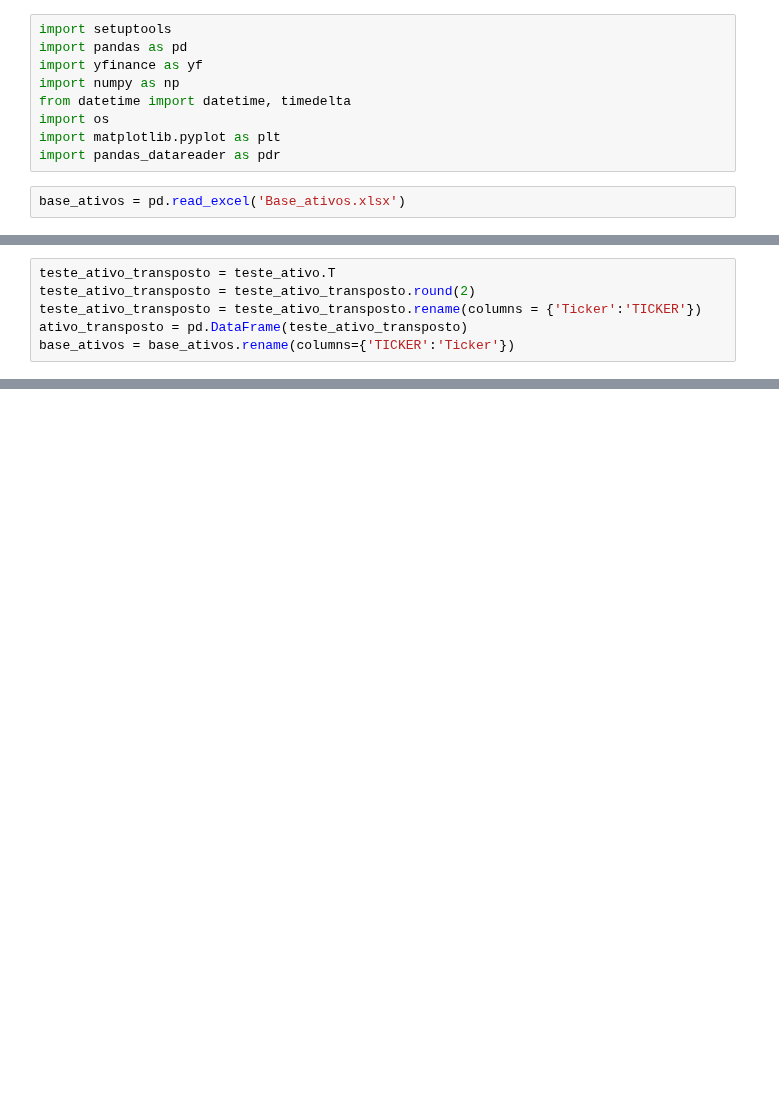
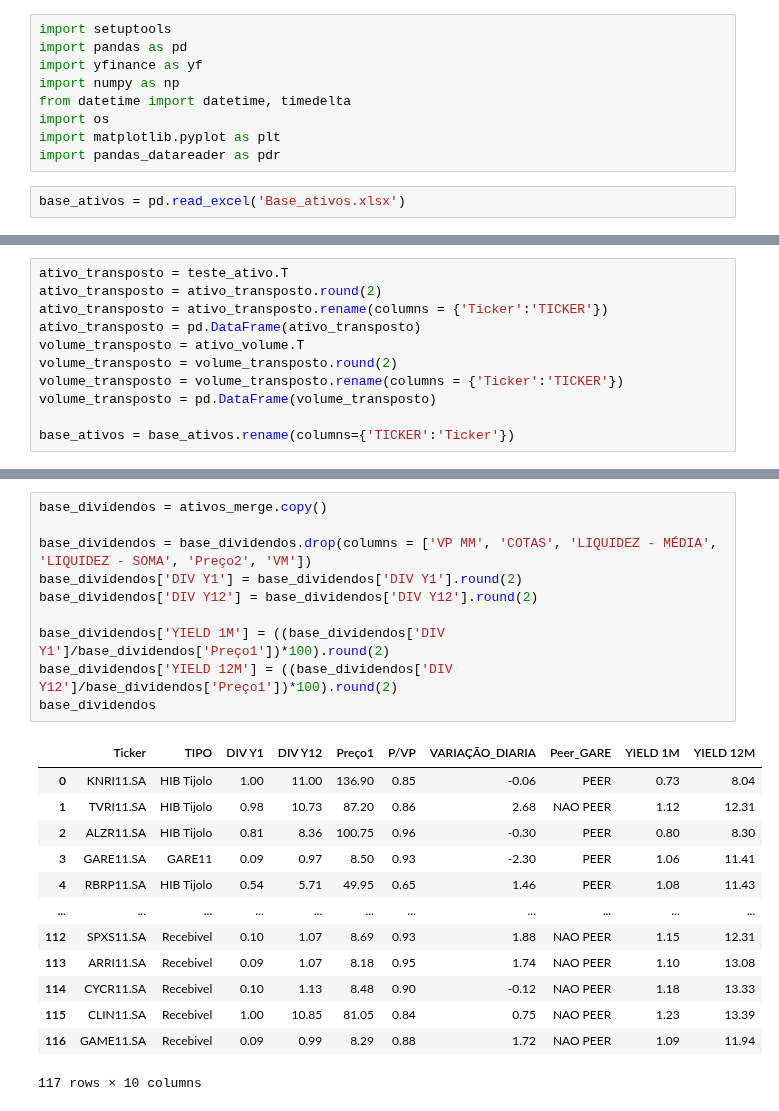
Before and after one commit to LucasFranco-guardian/Relat-rios-Passivo, a Jupyter notebook: Relatorio_ativo.ipynb, the cells around one changed output, grey strips where cells are left out. Drawn from its saved outputs; the diff is of its cells as text; blank space fills up the shorter version.

```diff
--- a/Relatorio_ativo.ipynb
+++ b/Relatorio_ativo.ipynb
@@ -83,8 +94,13 @@ teste_ativo = yf.download(fundos_ifix, data_inicial_teste, data_final_teste)['Cl
 # %%
-teste_ativo_transposto = teste_ativo.T
-teste_ativo_transposto = teste_ativo_transposto.round(2)
-teste_ativo_transposto = teste_ativo_transposto.rename(columns = {'Ticker':'TICKER'})
-ativo_transposto = pd.DataFrame(teste_ativo_transposto)
+ativo_transposto = teste_ativo.T
+ativo_transposto = ativo_transposto.round(2)
+ativo_transposto = ativo_transposto.rename(columns = {'Ticker':'TICKER'})
+ativo_transposto = pd.DataFrame(ativo_transposto)
+volume_transposto = ativo_volume.T
+volume_transposto = volume_transposto.round(2)
+volume_transposto = volume_transposto.rename(columns = {'Ticker':'TICKER'})
+volume_transposto = pd.DataFrame(volume_transposto)
+
 base_ativos = base_ativos.rename(columns={'TICKER':'Ticker'})
 # %%
 ativos_merge = pd.merge(base_ativos, ativo_transposto[['2024-12-30', '2024-12-27']],
@@ -116,0 +328,24 @@ ativos_merge
+# %%
+base_dividendos = ativos_merge.copy()
+
+base_dividendos = base_dividendos.drop(columns = ['VP MM', 'COTAS', 'LIQUIDEZ - MÉDIA', 'LIQUIDEZ - SOMA', 'Preço2', 'VM'])
+base_dividendos['DIV Y1'] = base_dividendos['DIV Y1'].round(2)
+base_dividendos['DIV Y12'] = base_dividendos['DIV Y12'].round(2)
+
+base_dividendos['YIELD 1M'] = ((base_dividendos['DIV Y1']/base_dividendos['Preço1'])*100).round(2)
+base_dividendos['YIELD 12M'] = ((base_dividendos['DIV Y12']/base_dividendos['Preço1'])*100).round(2)
+base_dividendos
+# %% [output]
+|  | Ticker | TIPO | DIV Y1 | DIV Y12 | Preço1 | P/VP | VARIAÇÃO_DIARIA | Peer_GARE | YIELD 1M | YIELD 12M |
+| 0 | KNRI11.SA | HIB Tijolo | 1.00 | 11.00 | 136.90 | 0.85 | -0.06 | PEER | 0.73 | 8.04 |
+| 1 | TVRI11.SA | HIB Tijolo | 0.98 | 10.73 | 87.20 | 0.86 | 2.68 | NAO PEER | 1.12 | 12.31 |
+| 2 | ALZR11.SA | HIB Tijolo | 0.81 | 8.36 | 100.75 | 0.96 | -0.30 | PEER | 0.80 | 8.30 |
+| 3 | GARE11.SA | GARE11 | 0.09 | 0.97 | 8.50 | 0.93 | -2.30 | PEER | 1.06 | 11.41 |
+| 4 | RBRP11.SA | HIB Tijolo | 0.54 | 5.71 | 49.95 | 0.65 | 1.46 | PEER | 1.08 | 11.43 |
+| ... | ... | ... | ... | ... | ... | ... | ... | ... | ... | ... |
+| 112 | SPXS11.SA | Recebivel | 0.10 | 1.07 | 8.69 | 0.93 | 1.88 | NAO PEER | 1.15 | 12.31 |
+| 113 | ARRI11.SA | Recebivel | 0.09 | 1.07 | 8.18 | 0.95 | 1.74 | NAO PEER | 1.10 | 13.08 |
+| 114 | CYCR11.SA | Recebivel | 0.10 | 1.13 | 8.48 | 0.90 | -0.12 | NAO PEER | 1.18 | 13.33 |
+| 115 | CLIN11.SA | Recebivel | 1.00 | 10.85 | 81.05 | 0.84 | 0.75 | NAO PEER | 1.23 | 13.39 |
+| 116 | GAME11.SA | Recebivel | 0.09 | 0.99 | 8.29 | 0.88 | 1.72 | NAO PEER | 1.09 | 11.94 |
+117 rows × 10 columns
```
Also changed, not shown: parts of 9 cells of this notebook, 1 other file.
